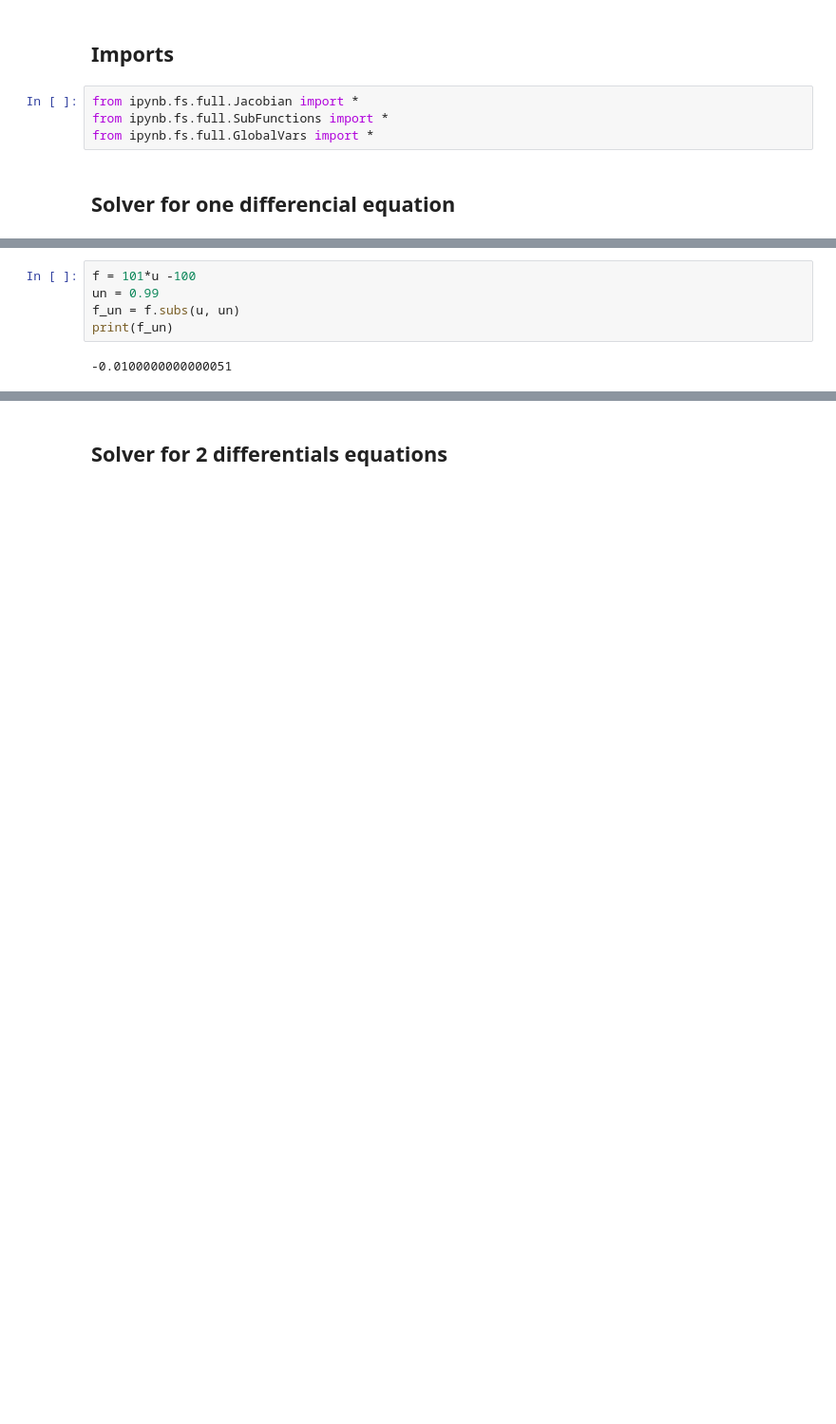
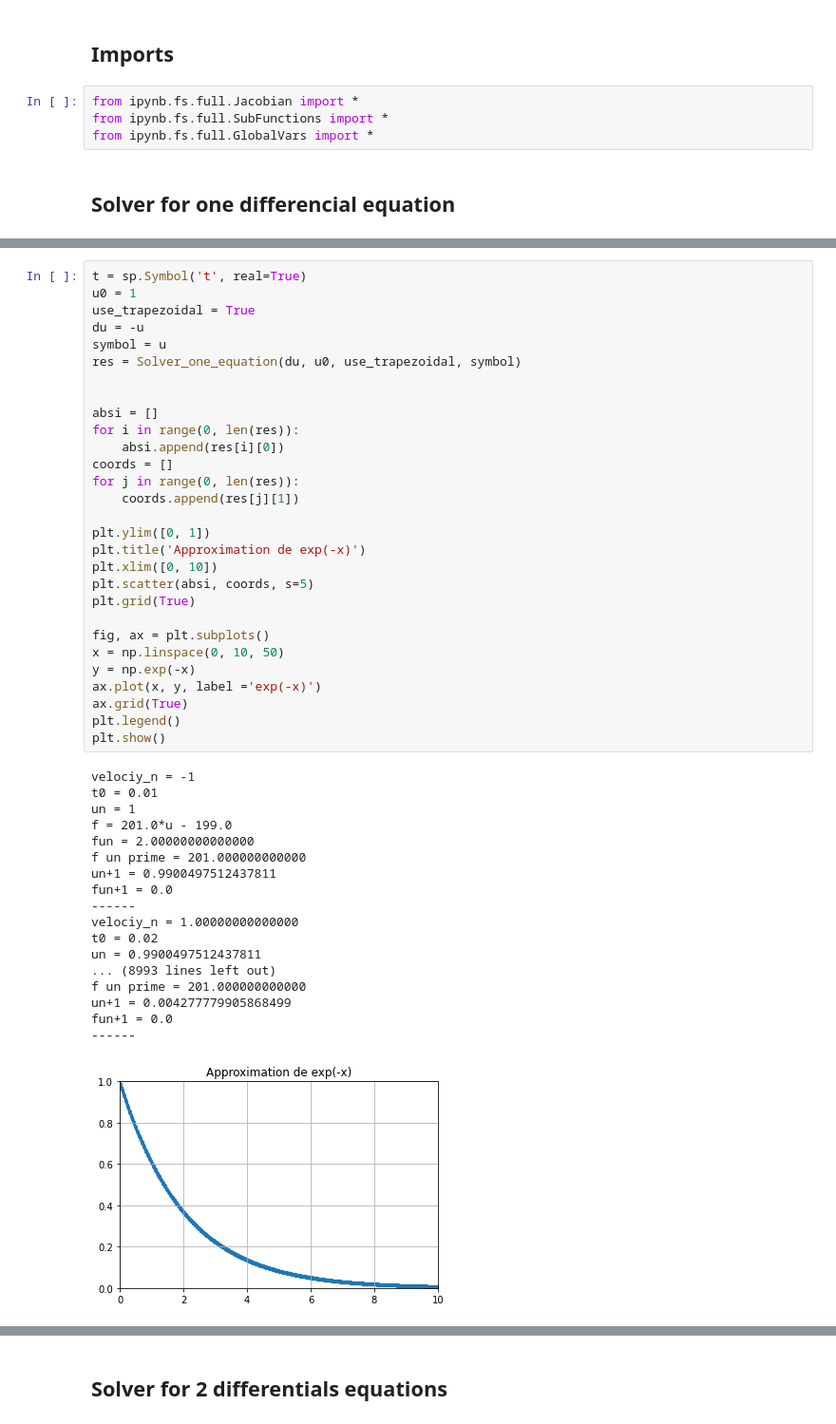
Before and after one commit to AlexPoiron/FirstModel, a Jupyter notebook: Main.ipynb, the cells around one changed output, grey strips where cells are left out. Shown at 95% size. Drawn from its saved outputs; the diff is of its cells as text; blank space fills up the shorter version.

```diff
--- a/Main.ipynb
+++ b/Main.ipynb
@@ -108,10 +70,51 @@ def Solver_one_equation_trigo(expr, u0, use_trapezoidal, symbol):
         function.append(un_plus1)
 
     return result_solver(time, function)
-# %%
-f = 101*u -100
-un = 0.99
-f_un = f.subs(u, un)
-print(f_un)
-# %% [output]
--0.0100000000000051
+# %%
+t = sp.Symbol('t', real=True)
+u0 = 1
+use_trapezoidal = True
+du = -u
+symbol = u
+res = Solver_one_equation(du, u0, use_trapezoidal, symbol)
+
+
+absi = []
+for i in range(0, len(res)):
+    absi.append(res[i][0])
+coords = []
+for j in range(0, len(res)):
+    coords.append(res[j][1])
+
+plt.ylim([0, 1])
+plt.title('Approximation de exp(-x)')
+plt.xlim([0, 10])
+plt.scatter(absi, coords, s=5)
+plt.grid(True)
+
+fig, ax = plt.subplots()
+x = np.linspace(0, 10, 50)
+y = np.exp(-x)
+ax.plot(x, y, label ='exp(-x)')
+ax.grid(True)
+plt.legend()
+plt.show()
+# %% [output]
+velociy_n = -1
+t0 = 0.01
+un = 1
+f = 201.0*u - 199.0
+fun = 2.00000000000000
+f un prime = 201.000000000000
+un+1 = 0.9900497512437811
+fun+1 = 0.0
+------
+velociy_n = 1.00000000000000
+t0 = 0.02
+un = 0.9900497512437811
+... (8993 lines left out)
+f un prime = 201.000000000000
+un+1 = 0.004277779905868499
+fun+1 = 0.0
+------
+[figure, added]
```
Also changed, not shown: parts of 6 cells of this notebook, 2 other files.
